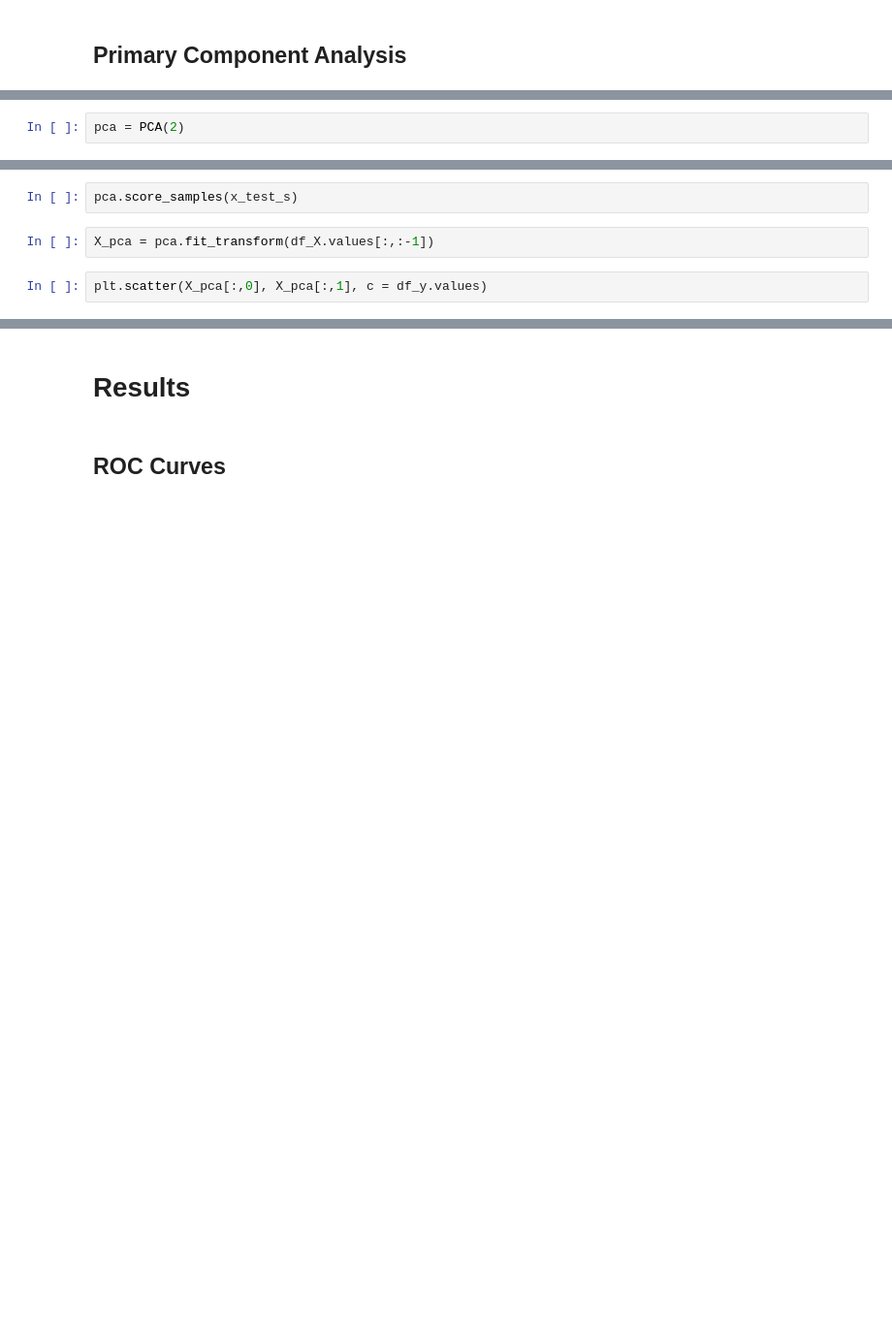
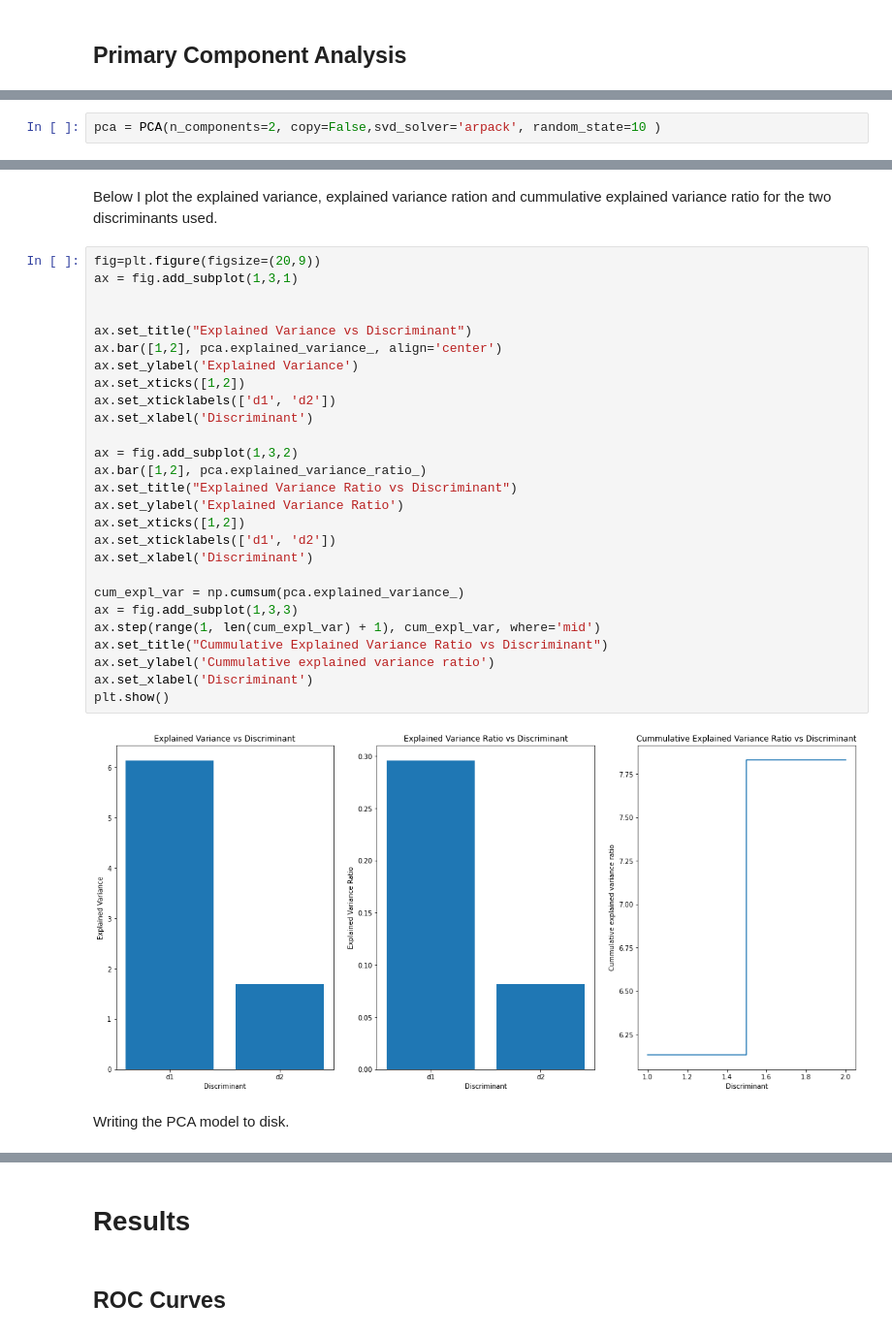
Before and after one commit to gradnerj/cs6600-class-project, a Jupyter notebook: cs5600-final-project.ipynb, the cells around one changed output, grey strips where cells are left out. Shown at 97% size. Drawn from its saved outputs; the diff is of its cells as text; blank space fills up the shorter version.

```diff
--- a/cs5600-final-project.ipynb
+++ b/cs5600-final-project.ipynb
@@ -1581,2 +1646,2 @@ plt.scatter(c_space_X[:,0], c_space_X[:,1], c=df_y.values)
 # %%
-pca = PCA(2)
+pca = PCA(n_components=2, copy=False,svd_solver='arpack', random_state=10 )
@@ -1589,7 +1675,34 @@ plt.scatter(X_pca[:,0], X_pca[:,1], c = y_train_s.values)
-# %%
-pca.score_samples(x_test_s)
-# %%
-X_pca = pca.fit_transform(df_X.values[:,:-1])
-# %%
-plt.scatter(X_pca[:,0], X_pca[:,1], c = df_y.values)
+# %% [markdown]
+Below I plot the explained variance, explained variance ration and cummulative explained variance ratio for the two discriminants used.
+# %%
+fig=plt.figure(figsize=(20,9))
+ax = fig.add_subplot(1,3,1)
+
+
+ax.set_title("Explained Variance vs Discriminant")
+ax.bar([1,2], pca.explained_variance_, align='center')
+ax.set_ylabel('Explained Variance')
+ax.set_xticks([1,2])
+ax.set_xticklabels(['d1', 'd2'])
+ax.set_xlabel('Discriminant')
+
+ax = fig.add_subplot(1,3,2)
+ax.bar([1,2], pca.explained_variance_ratio_)
+ax.set_title("Explained Variance Ratio vs Discriminant")
+ax.set_ylabel('Explained Variance Ratio')
+ax.set_xticks([1,2])
+ax.set_xticklabels(['d1', 'd2'])
+ax.set_xlabel('Discriminant')
+
+cum_expl_var = np.cumsum(pca.explained_variance_)
+ax = fig.add_subplot(1,3,3)
+ax.step(range(1, len(cum_expl_var) + 1), cum_expl_var, where='mid')
+ax.set_title("Cummulative Explained Variance Ratio vs Discriminant")
+ax.set_ylabel('Cummulative explained variance ratio')
+ax.set_xlabel('Discriminant')
+plt.show()
+# %% [output]
+[figure, added]
+# %% [markdown]
+Writing the PCA model to disk.
 # %%
```
Also changed, not shown: parts of 61 cells of this notebook.
